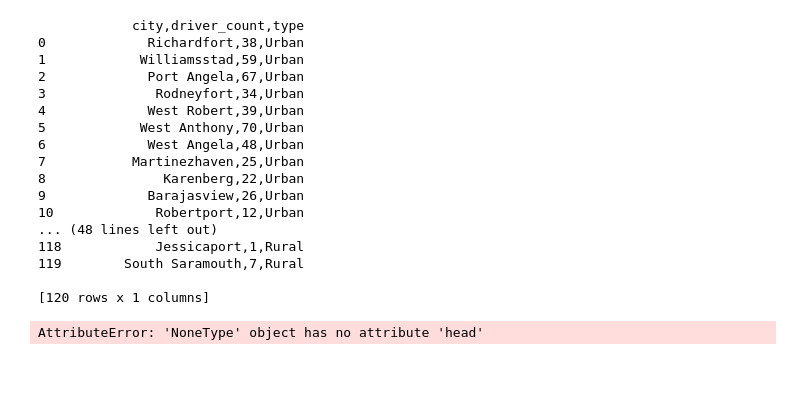
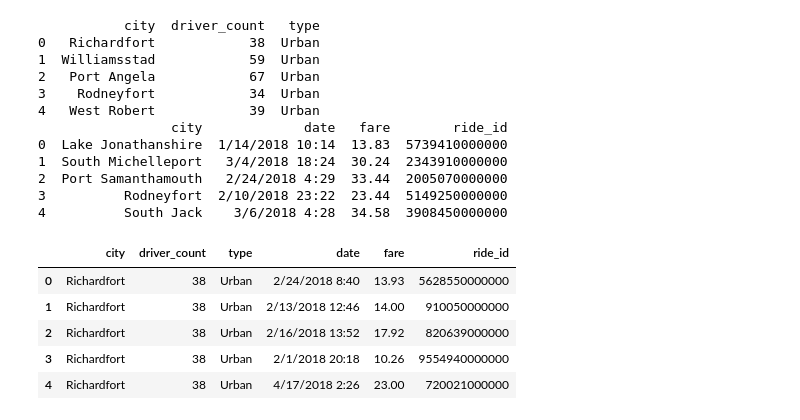
Before and after one commit to gordonvondenim/Module5-Matplotlib, a Jupyter notebook: Matplotlib Assignment - Pyber/Pyber.ipynb, the cells around one changed output. Cells and saved outputs as stored; diff of their text form; code cells hidden in the pictures; blank space fills up the shorter version.

```diff
--- a/Matplotlib Assignment - Pyber/Pyber.ipynb
+++ b/Matplotlib Assignment - Pyber/Pyber.ipynb
@@ -1,37 +1,41 @@
 # %%
 %matplotlib inline
 # Dependencies and Setup
 import matplotlib.pyplot as plt
 import pandas as pd
 import numpy as np
 
 # File to Load (Remember to change these)
 city_data_to_load = "data/city_data.csv"
 ride_data_to_load = "data/ride_data.csv"
 
 # Read the City and Ride Data
-city_data = pd.read_csv(city_data_to_load)
-ride_data = pd.read_csv(ride_data_to_load)
+city_df= pd.read_csv(city_data_to_load)
+ride_df= pd.read_csv(ride_data_to_load)
 
 # Combine the data into a single dataset
+print(city_df.head())
+print(ride_df.head())
+city_ride_df = pd.merge(city_df,ride_df,on= "city", how= "outer")
 
 # Display the data table for preview
+city_ride_df.head()
 # %% [output]
-            city,driver_count,type
-0             Richardfort,38,Urban
-1            Williamsstad,59,Urban
-2             Port Angela,67,Urban
-3              Rodneyfort,34,Urban
-4             West Robert,39,Urban
-5            West Anthony,70,Urban
-6             West Angela,48,Urban
-7           Martinezhaven,25,Urban
-8               Karenberg,22,Urban
-9             Barajasview,26,Urban
-10             Robertport,12,Urban
-... (48 lines left out)
-118            Jessicaport,1,Rural
-119        South Saramouth,7,Rural
-
-[120 rows x 1 columns]
+           city  driver_count   type
+0   Richardfort            38  Urban
+1  Williamsstad            59  Urban
+2   Port Angela            67  Urban
+3    Rodneyfort            34  Urban
+4   West Robert            39  Urban
+                 city             date   fare        ride_id
+0  Lake Jonathanshire  1/14/2018 10:14  13.83  5739410000000
+1  South Michelleport   3/4/2018 18:24  30.24  2343910000000
+2  Port Samanthamouth   2/24/2018 4:29  33.44  2005070000000
+3          Rodneyfort  2/10/2018 23:22  23.44  5149250000000
+4          South Jack    3/6/2018 4:28  34.58  3908450000000
-AttributeError: 'NoneType' object has no attribute 'head'
+|  | city | driver_count | type | date | fare | ride_id |
+| 0 | Richardfort | 38 | Urban | 2/24/2018 8:40 | 13.93 | 5628550000000 |
+| 1 | Richardfort | 38 | Urban | 2/13/2018 12:46 | 14.00 | 910050000000 |
+| 2 | Richardfort | 38 | Urban | 2/16/2018 13:52 | 17.92 | 820639000000 |
+| 3 | Richardfort | 38 | Urban | 2/1/2018 20:18 | 10.26 | 9554940000000 |
+| 4 | Richardfort | 38 | Urban | 4/17/2018 2:26 | 23.00 | 720021000000 |
```
Also changed, not shown: parts of 8 cells of this notebook, 7 other files.
